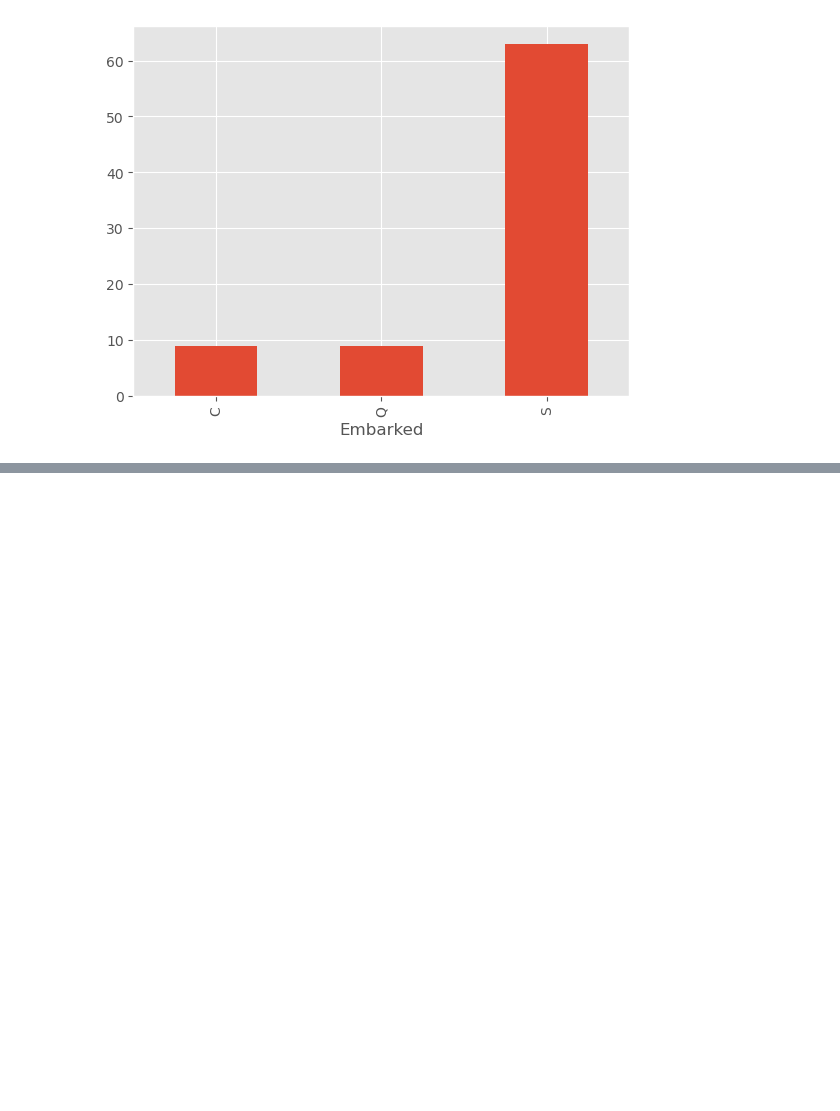
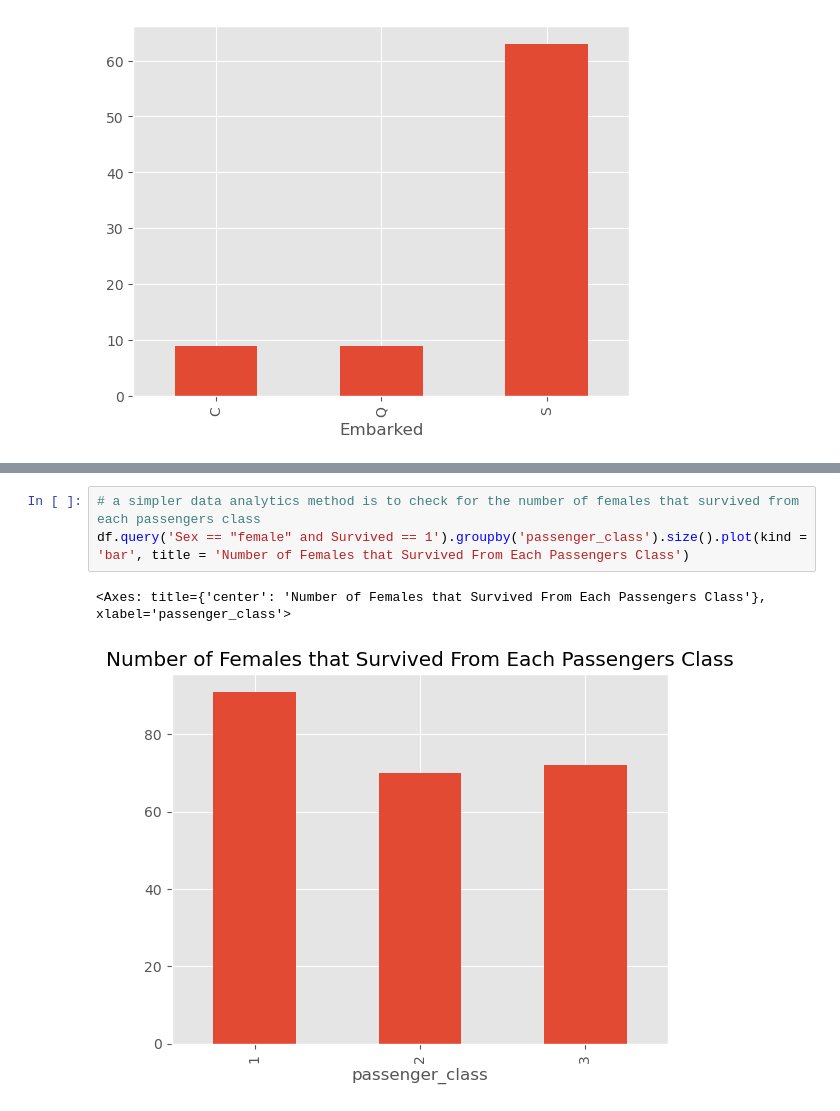
Before and after one commit to alexanderchosen/eda_with_python, a Jupyter notebook: Titanic_dataset_eda/titanic.ipynb, the cells around one changed output, grey strips where cells are left out. Drawn from its saved outputs; the diff is of its cells as text; blank space fills up the shorter version.

```diff
--- a/Titanic_dataset_eda/titanic.ipynb
+++ b/Titanic_dataset_eda/titanic.ipynb
@@ -484,0 +562,6 @@ ax.plot(kind = 'bar')
+# %%
+# a simpler data analytics method is to check for the number of females that survived from each passengers class
+df.query('Sex == "female" and Survived == 1').groupby('passenger_class').size().plot(kind = 'bar', title = 'Number of Females that Survived From Each Passengers Class')
+# %% [output]
+<Axes: title={'center': 'Number of Females that Survived From Each Passengers Class'}, xlabel='passenger_class'>
+[figure, added]
```
Also changed, not shown: parts of 10 cells of this notebook.
